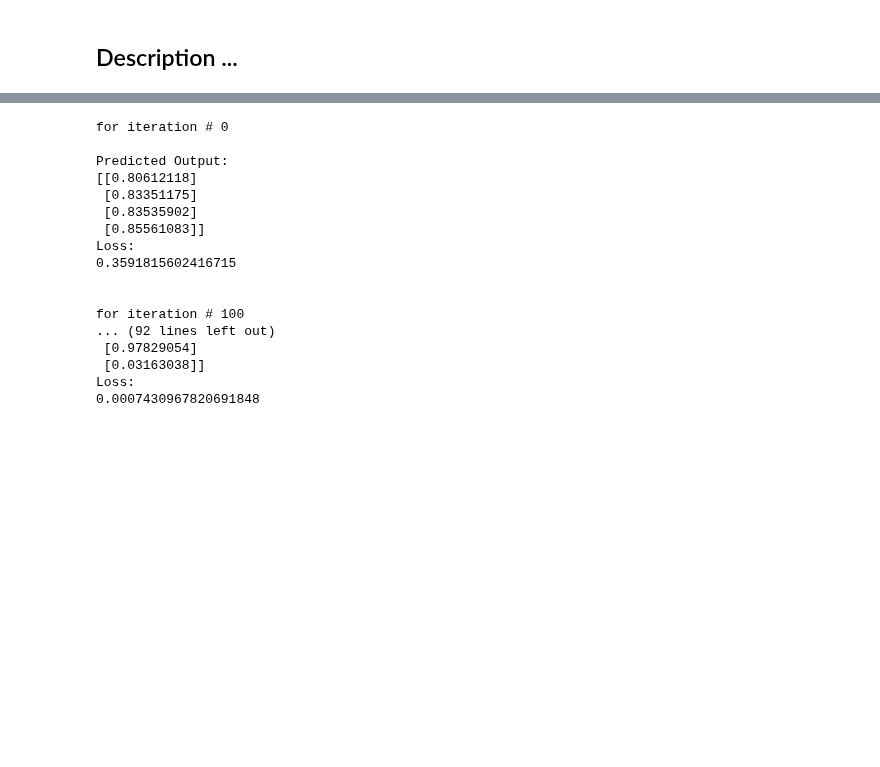
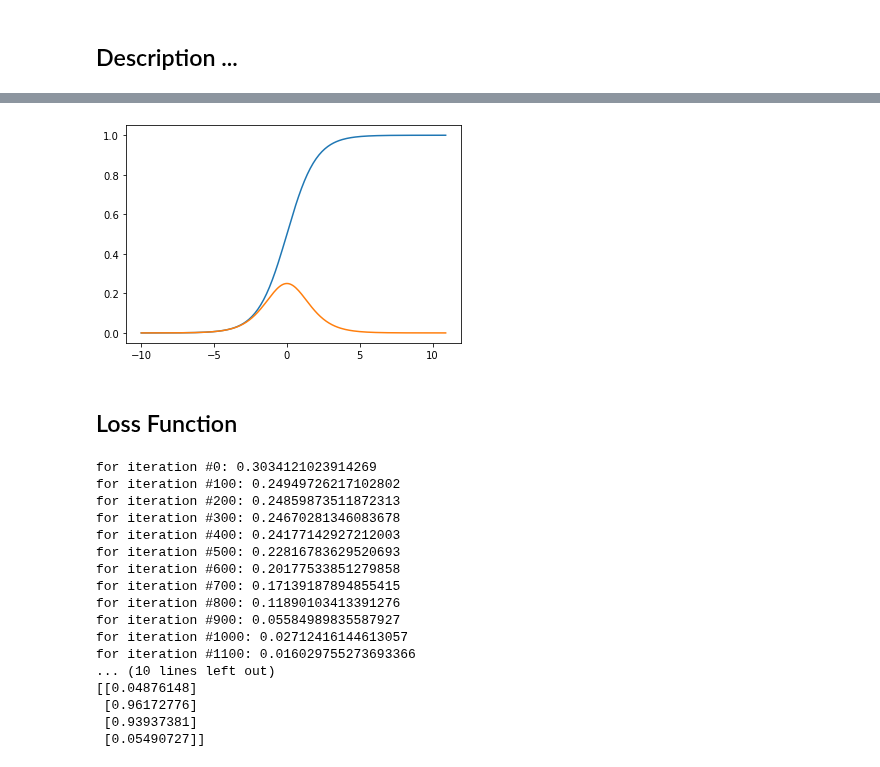
Before and after one commit to teodora-petkova/artificial-intelligence-course, a Jupyter notebook: Deep-Learning/Trials/Simple Neural Network.ipynb, the cells around one changed output, grey strips where cells are left out. Drawn from its saved outputs; the diff is of its cells as text; code cells hidden in the pictures; blank space fills up the shorter version.

```diff
--- a/Deep-Learning/Trials/Simple Neural Network.ipynb
+++ b/Deep-Learning/Trials/Simple Neural Network.ipynb
@@ -66,0 +67,17 @@ class NeuralNetwork:
+# %%
+def sigmoid(x):
+    return 1/(1 + np.exp(-x))
+
+def sigmoid_derivative(x):
+    return sigmoid(x) * (1 - sigmoid(x))
+# %%
+x = np.arange(-10, 11, 0.1)
+y = sigmoid(x)
+y_prim = sigmoid_derivative(x)
+plt.plot(x, y)
+plt.plot(x, y_prim)
+plt.show()
+# %% [output]
+[figure, added]
+# %% [markdown]
+## Loss Function
@@ -67,35 +90,38 @@ class NeuralNetwork:
 # %%
-X=np.array(([0,0,1],[0,1,1],[1,0,1],[1,1,1]), dtype=float)
+X=np.array(([0,0,1],
+            [0,1,1],
+            [1,0,1],
+            [1,1,1]), dtype=float)
 y=np.array(([0],[1],[1],[0]), dtype=float)
 
 input_size = X.shape[1]
 hidden_size = 4
 output_size = 1
 NN = NeuralNetwork(input_size, hidden_size, output_size)
-for i in range(1000): # trains the NN 1,000 times
-    if i % 100 ==0:
-        print ("for iteration # " + str(i) + "\n")
-        forward = NN.feedforward(X, sigmoid)
-        print ("Predicted Output: \n" + str(forward))
-        print ("Loss: \n" + str(mse(forward, y)))
-        print ("\n")
+for i in range(2001):
+    y_hat, loss = NN.train(X, y,
+                    sigmoid, sigmoid_derivative,
+                    sigmoid, sigmoid_derivative,
+                    mse, mse_derivative)
+    if i % 100 == 0:
+        print (f"for iteration #{str(i)}: {str(loss)}")
 
-    NN.train(X, y, sigmoid, sigmoid_derivative, mse_derivative)
+print ("Final predicted Output: \n" + str(y_hat))
 # %% [output]
-for iteration # 0
-
-Predicted Output:
-[[0.80612118]
- [0.83351175]
- [0.83535902]
- [0.85561083]]
-Loss:
-0.3591815602416715
-
-
-for iteration # 100
-... (92 lines left out)
- [0.97829054]
- [0.03163038]]
-Loss:
-0.0007430967820691848
+for iteration #0: 0.3034121023914269
+for iteration #100: 0.24949726217102802
+for iteration #200: 0.24859873511872313
+for iteration #300: 0.24670281346083678
+for iteration #400: 0.24177142927212003
+for iteration #500: 0.22816783629520693
+for iteration #600: 0.20177533851279858
+for iteration #700: 0.17139187894855415
+for iteration #800: 0.11890103413391276
+for iteration #900: 0.05584989835587927
+for iteration #1000: 0.02712416144613057
+for iteration #1100: 0.016029755273693366
+... (10 lines left out)
+[[0.04876148]
+ [0.96172776]
+ [0.93937381]
+ [0.05490727]]
```
Also changed, not shown: parts of 11 cells of this notebook, 1 other file.
